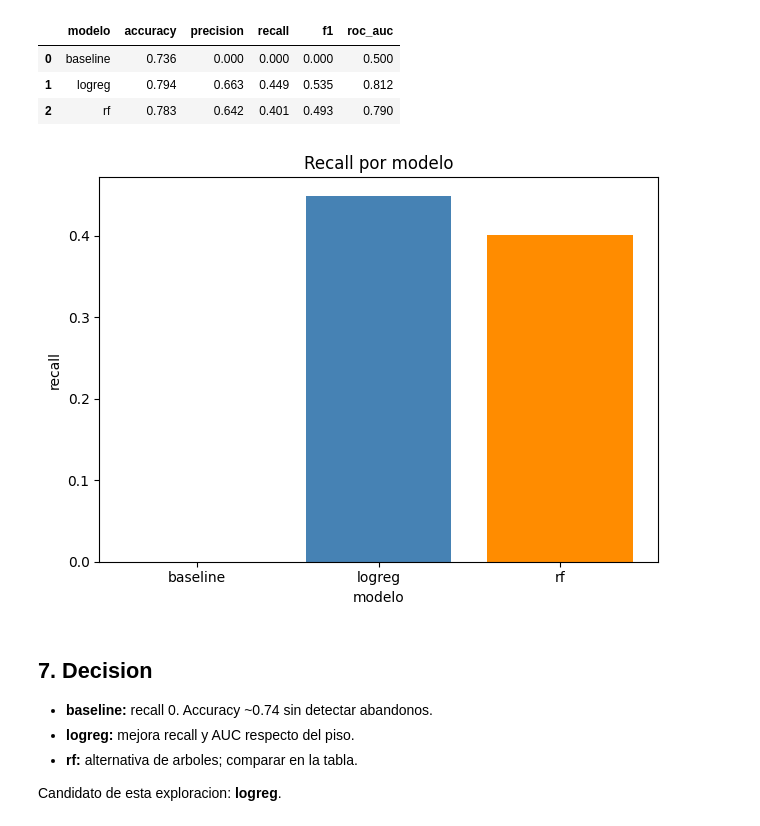
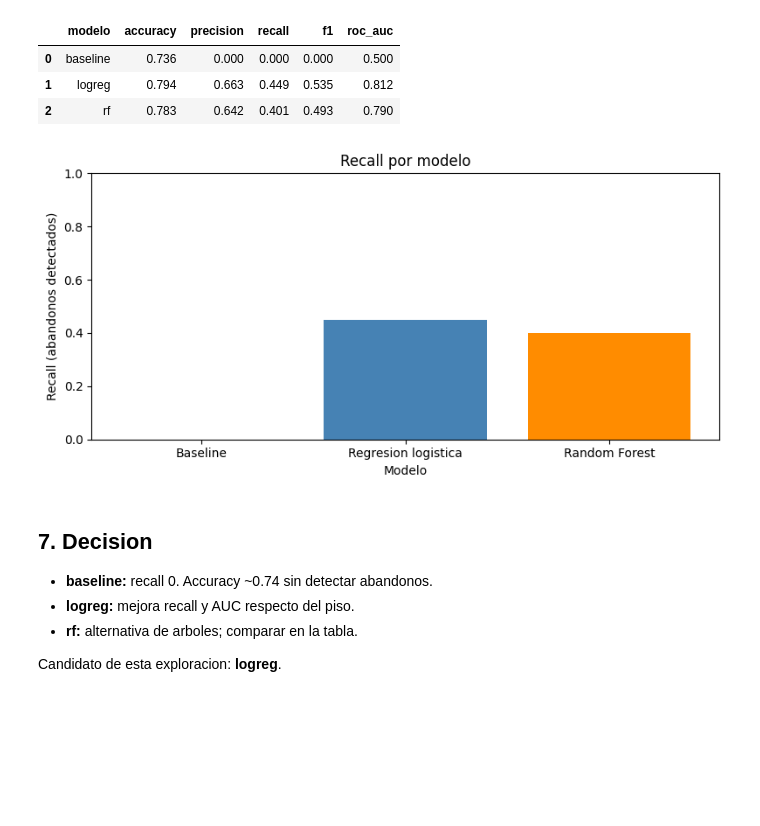
Before and after one commit to javi2481/customer-churn-ml-j-a, a Jupyter notebook: notebooks/02_exploracion_modelos.ipynb, the cells around one changed output. Saved outputs shown, nothing was run; the diff lists cells and outputs as text; code cells hidden in the pictures; blank space fills up the shorter version.

Commit message:
Aclarar los nombres de modelos en el grafico de recall.
Co-authored-by: Cursor <cursoragent@cursor.com>

```diff
--- a/notebooks/02_exploracion_modelos.ipynb
+++ b/notebooks/02_exploracion_modelos.ipynb
@@ -272,16 +272,19 @@ tabla
 | 2 | rf | 0.783 | 0.642 | 0.401 | 0.493 | 0.790 |
 # %%
 # Grafico de recall por modelo
+nombres = ["Baseline", "Regresion logistica", "Random Forest"]
 colores_recall = ["gray", "steelblue", "darkorange"]
 
-plt.bar(tabla["modelo"], tabla["recall"], color=colores_recall)
+plt.figure(figsize=(8, 4))
+plt.bar(nombres, tabla["recall"], color=colores_recall)
 plt.title("Recall por modelo")
-plt.ylabel("recall")
-plt.xlabel("modelo")
+plt.ylabel("Recall (abandonos detectados)")
+plt.xlabel("Modelo")
+plt.ylim(0, 1)
 plt.tight_layout()
 plt.show()
 # %% [output]
-[figure, old version]
+[figure, new version]
 # %% [markdown]
 ## 7. Decision
 
```
Also changed, not shown: 1 other file.
